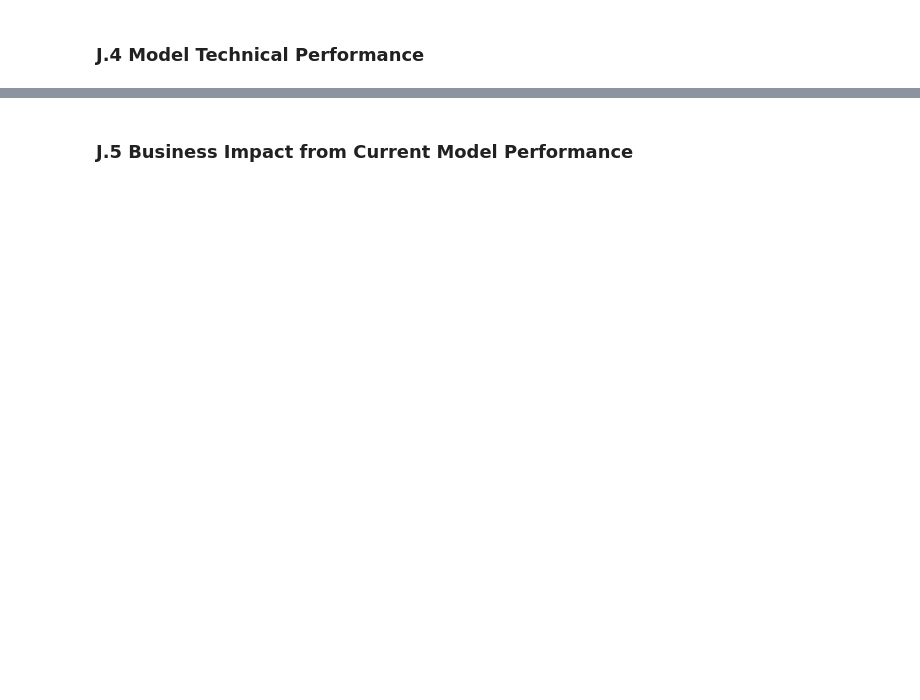
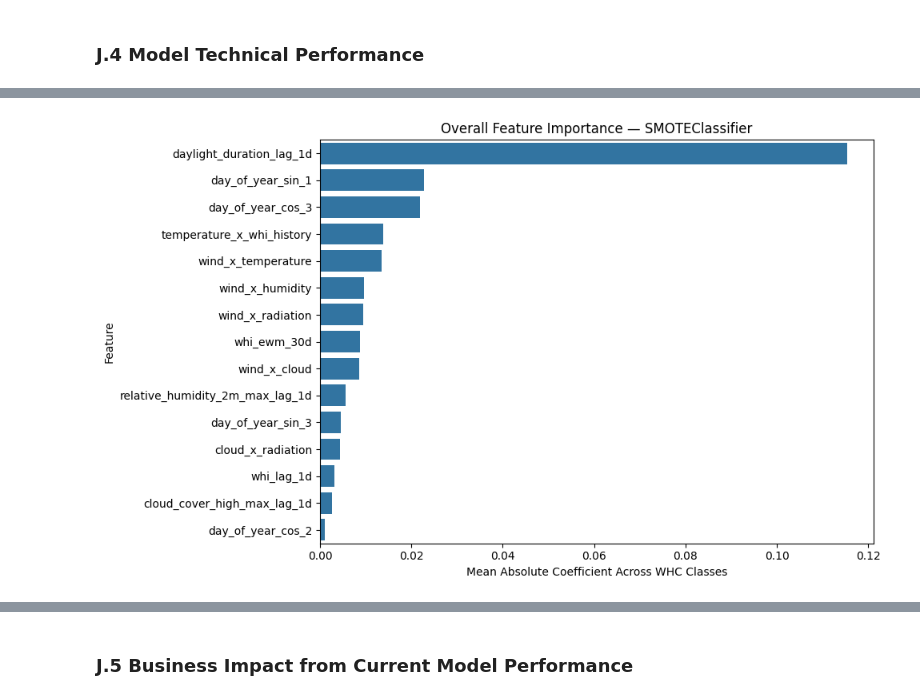
Before and after one commit to RP28/36120-26SP-AT2-26294153-experiments, a Jupyter notebook: notebooks/weather_hazard/36120_26SP_AT2_26294153_experiment_2.ipynb, the cells around one changed output, grey strips where cells are left out. Saved outputs shown, nothing was run; the diff lists cells and outputs as text; code cells hidden in the pictures; blank space fills up the shorter version.

```diff
--- a/notebooks/weather_hazard/36120_26SP_AT2_26294153_experiment_2.ipynb
+++ b/notebooks/weather_hazard/36120_26SP_AT2_26294153_experiment_2.ipynb
@@ -358,13 +361,17 @@ except Exception as e:
 # %%
 class_ids = sorted(at2.features.WHC_LABELS)
 high_group_ids = class_ids[2:]
-severity_weights = np.array([1, 1, 2, 3])
+severity_weights = np.array([1.0, 1.0, 1.5, 1.5])
 
 def severity_weighted_recall(y_true, y_pred):
     class_recalls = recall_score(y_true, y_pred, labels=class_ids, average=None, zero_division=0)
     return np.average(class_recalls, weights=severity_weights)
 
+def macro_f1(y_true, y_pred):
+    return f1_score(y_true, y_pred, labels=class_ids, average="macro", zero_division=0)
+
 primary_metric = "severity_weighted_recall"
+secondary_metric = "macro_f1"
 classification_scorer = make_scorer(severity_weighted_recall)
 # %%
 performance_metrics_explanations = f"""
@@ -613,0 +611,13 @@ figure.tight_layout()
+# %%
+feature_importance = pd.DataFrame({
+    "feature": X_train.columns,
+    "importance": np.abs(final_model.coef_).mean(axis=0)
+}).sort_values("importance", ascending=False)
+plt.figure(figsize=(10, 6))
+sns.barplot(data=feature_importance.head(15), x="importance", y="feature")
+plt.title(f"Overall Feature Importance — {type(final_model).__name__}")
+plt.xlabel("Mean Absolute Coefficient Across WHC Classes")
+plt.ylabel("Feature")
+plt.tight_layout()
+# %% [output]
+[figure, added]
```
Also changed, not shown: parts of 63 cells of this notebook, 5 other files.
